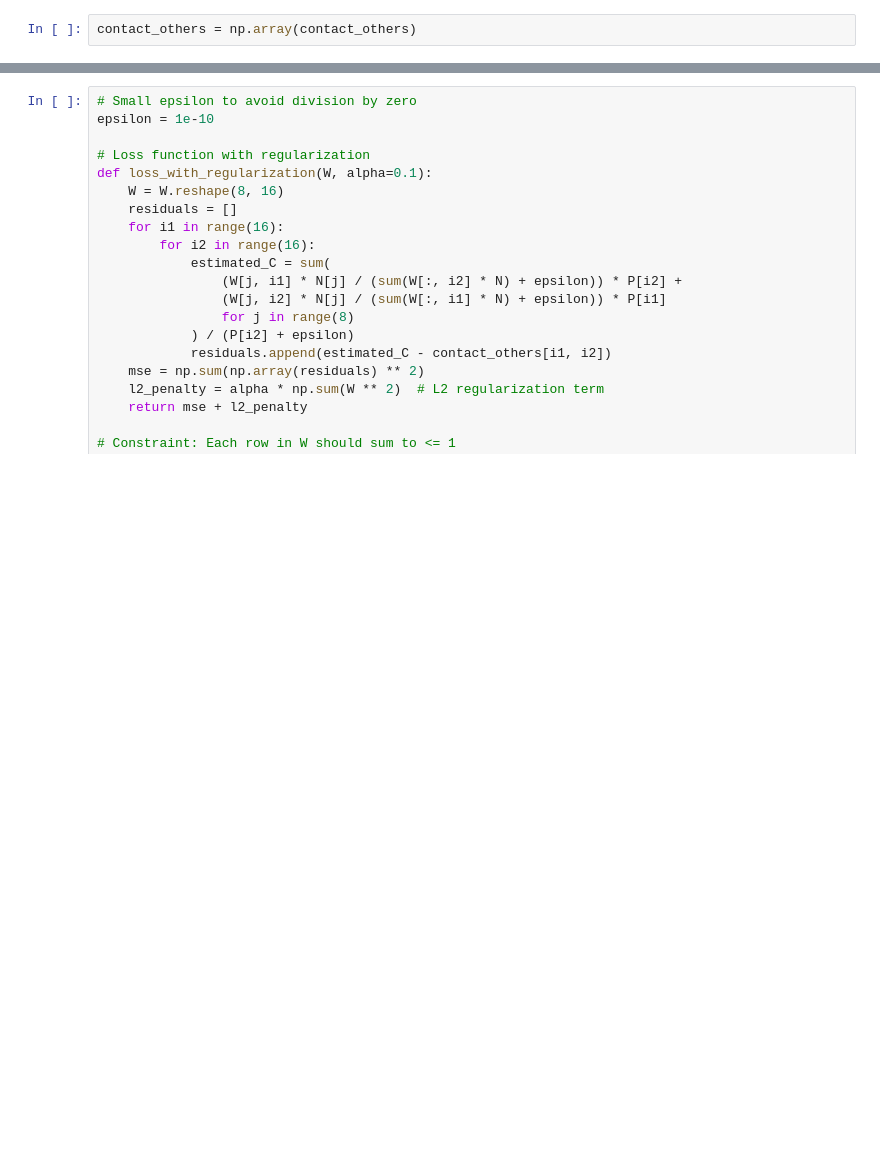
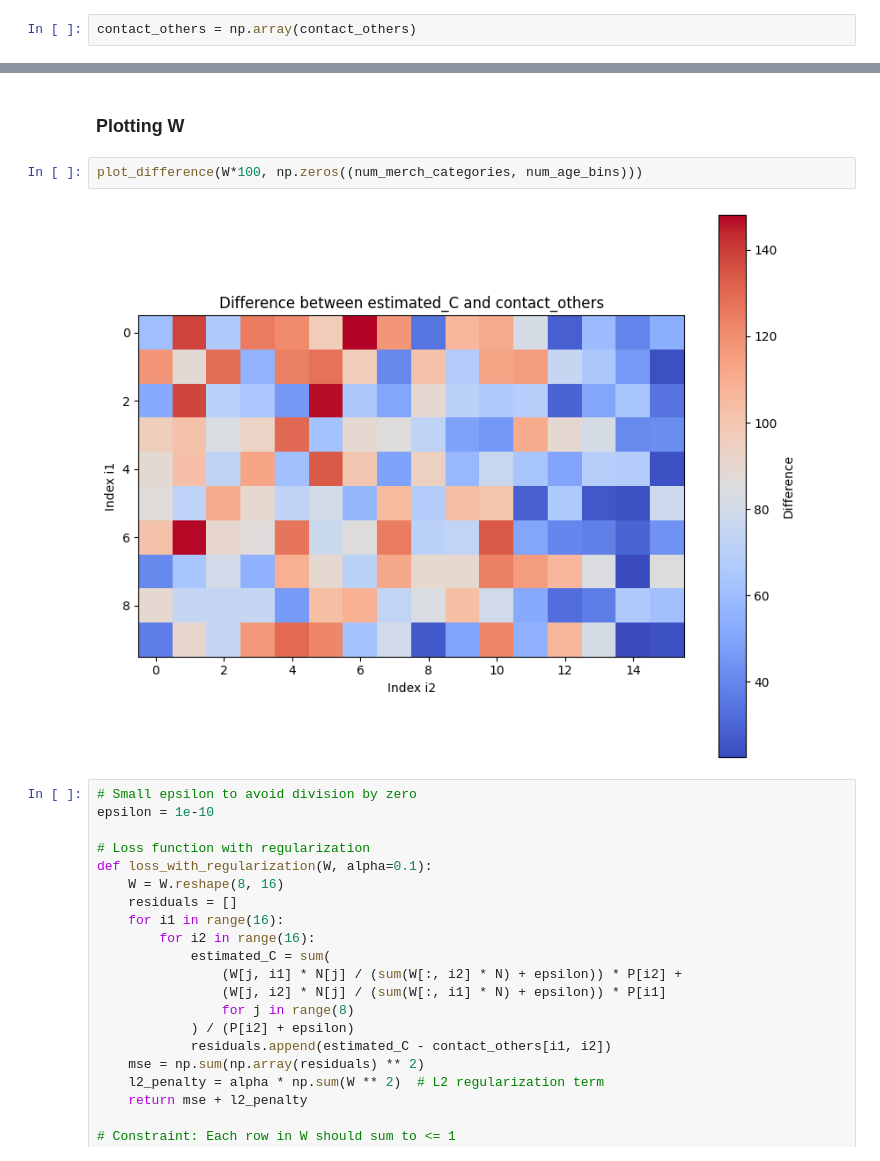
Before and after one commit to KnowledgeEdgeAI/PETs_for_Public_Health_Challenge, a Jupyter notebook: learnConsumptionDistribution.ipynb, the cells around one changed output, grey strips where cells are left out. Cells and saved outputs as stored; diff of their text form; blank space fills up the shorter version.

```diff
--- a/learnConsumptionDistribution.ipynb
+++ b/learnConsumptionDistribution.ipynb
@@ -116,3 +445,9 @@ plt.show()
+# %% [markdown]
+### Plotting W
+# %%
+plot_difference(W*100, np.zeros((num_merch_categories, num_age_bins)))
+# %% [output]
+[figure, added]
 # %%
 # Small epsilon to avoid division by zero
 epsilon = 1e-10
```
Also changed, not shown: parts of 20 cells of this notebook.
